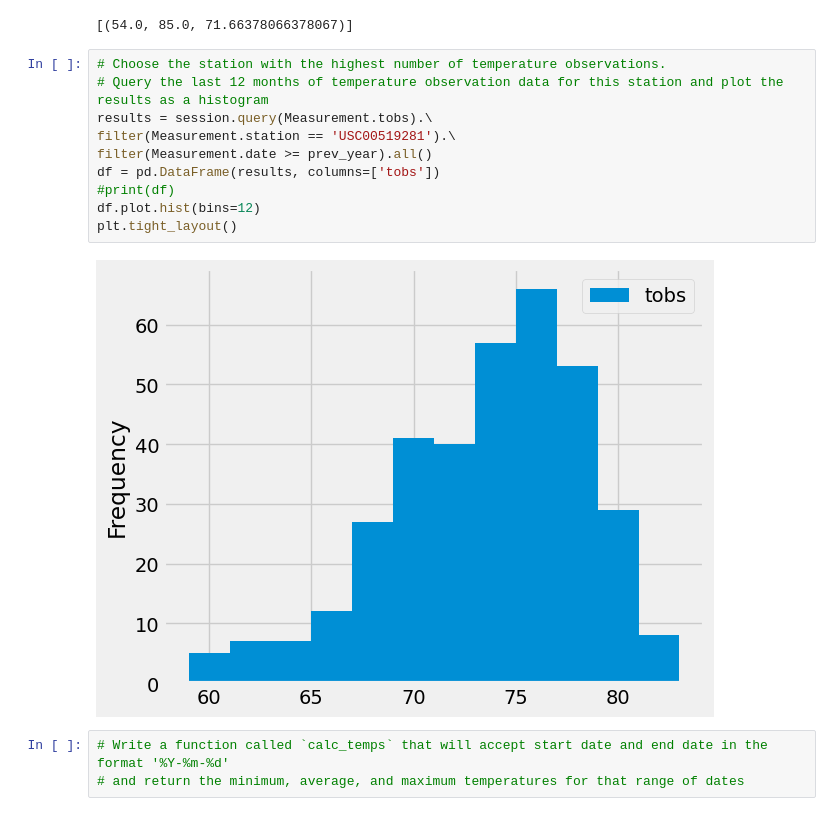
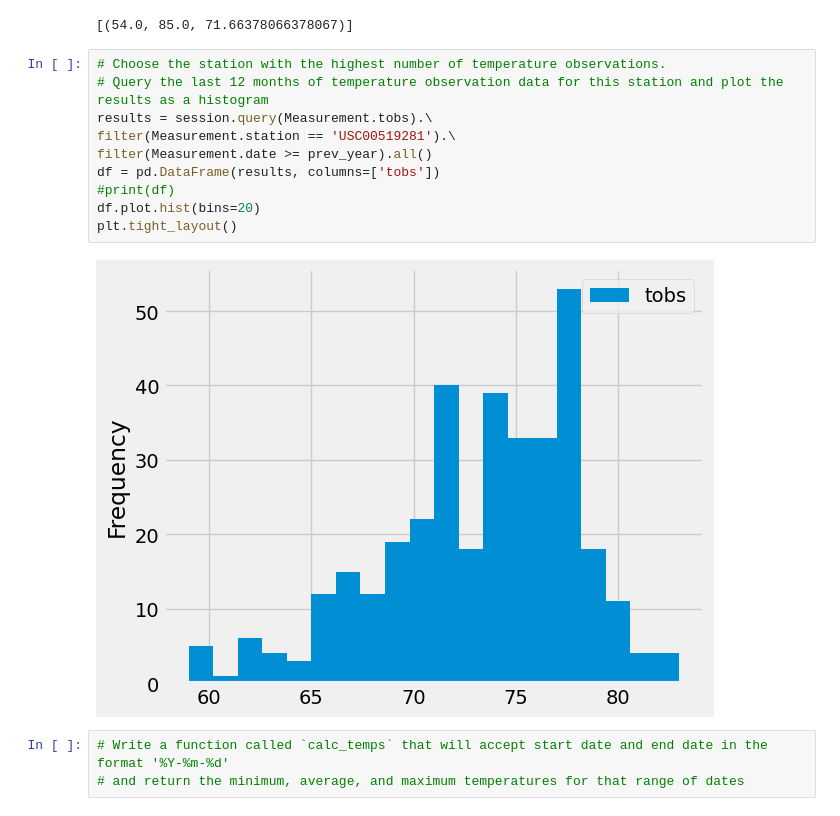
Before and after one commit to markgithub88/Use-SQLAlchemy-Flask-to-find-weather-stations_9, a Jupyter notebook: climate_analysis.ipynb, the cells around one changed output. Saved outputs shown, nothing was run; the diff lists cells and outputs as text.

```diff
--- a/climate_analysis.ipynb
+++ b/climate_analysis.ipynb
@@ -102,15 +102,15 @@ filter(Measurement.station == 'USC00519281').all()
 # %%
 # Choose the station with the highest number of temperature observations.
 # Query the last 12 months of temperature observation data for this station and plot the results as a histogram
 results = session.query(Measurement.tobs).\
 filter(Measurement.station == 'USC00519281').\
 filter(Measurement.date >= prev_year).all()
 df = pd.DataFrame(results, columns=['tobs'])
 #print(df)
-df.plot.hist(bins=12)
+df.plot.hist(bins=20)
 plt.tight_layout()
 # %% [output]
-[figure, old version]
+[figure, new version]
 # %%
 # Write a function called `calc_temps` that will accept start date and end date in the format '%Y-%m-%d'
 # and return the minimum, average, and maximum temperatures for that range of dates
```
Also changed, not shown: 1 other file.
